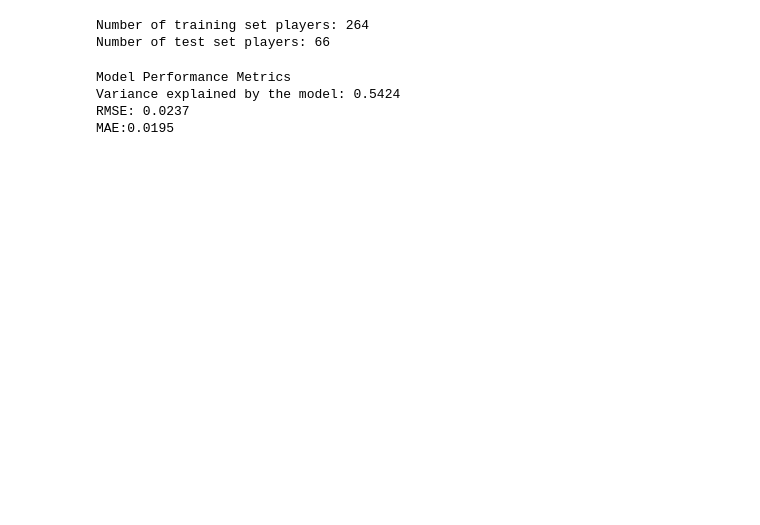
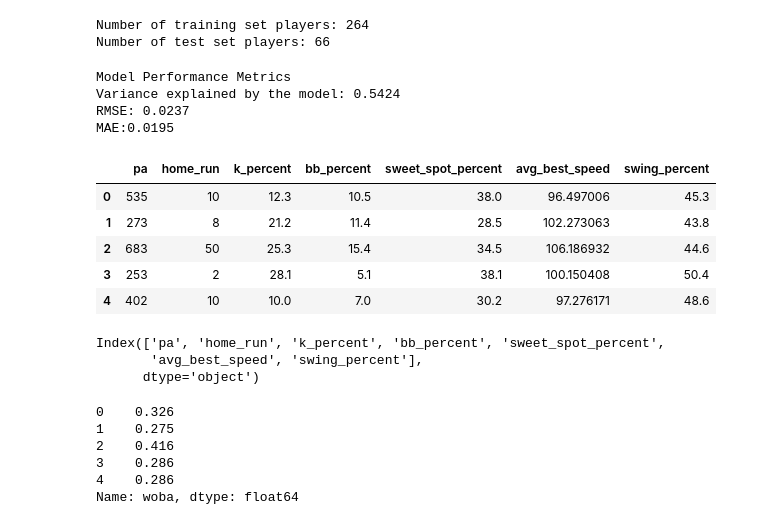
Before and after one commit to lucas-ben/mba-business-analytics, a Jupyter notebook: Data Science/simdec_example.ipynb, the cells around one changed output. Drawn from its saved outputs; the diff is of its cells as text; code cells hidden in the pictures; blank space fills up the shorter version.

```diff
--- a/Data Science/simdec_example.ipynb
+++ b/Data Science/simdec_example.ipynb
@@ -55,0 +78,30 @@ MAE:0.0195
+# %%
+# creating target variable and inputs from actual data
+output_name = df.columns[7] # woba is target variable
+input_names = list(df.columns[3:7]) + list(df.columns[[9, 12, 15]])
+
+inputs, output = df[input_names].copy(), df[output_name].copy()
+
+inputs.head()
+# %% [output]
+|  | pa | home_run | k_percent | bb_percent | sweet_spot_percent | avg_best_speed | swing_percent |
+| 0 | 535 | 10 | 12.3 | 10.5 | 38.0 | 96.497006 | 45.3 |
+| 1 | 273 | 8 | 21.2 | 11.4 | 28.5 | 102.273063 | 43.8 |
+| 2 | 683 | 50 | 25.3 | 15.4 | 34.5 | 106.186932 | 44.6 |
+| 3 | 253 | 2 | 28.1 | 5.1 | 38.1 | 100.150408 | 50.4 |
+| 4 | 402 | 10 | 10.0 | 7.0 | 30.2 | 97.276171 | 48.6 |
+# %%
+inputs.columns
+# %% [output]
+Index(['pa', 'home_run', 'k_percent', 'bb_percent', 'sweet_spot_percent',
+       'avg_best_speed', 'swing_percent'],
+      dtype='object')
+# %%
+output.head()
+# %% [output]
+0    0.326
+1    0.275
+2    0.416
+3    0.286
+4    0.286
+Name: woba, dtype: float64
```
Also changed, not shown: parts of 9 cells of this notebook.
